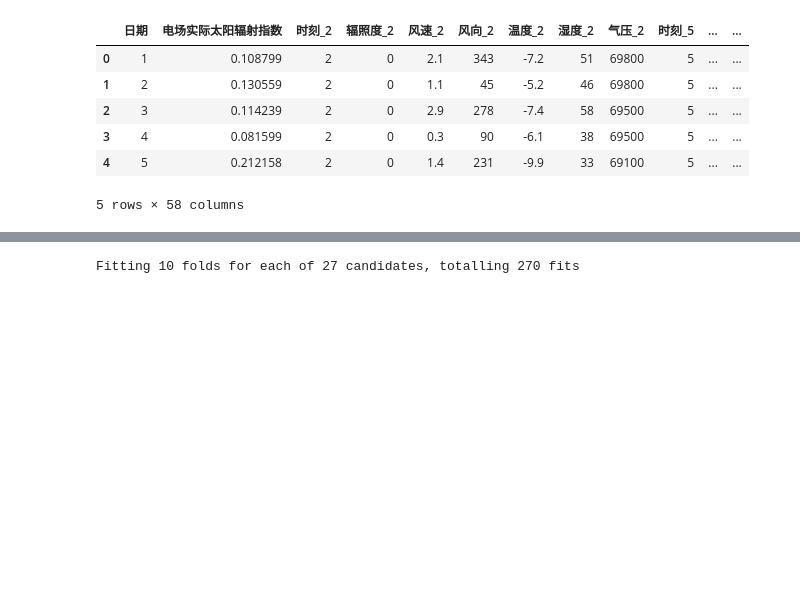
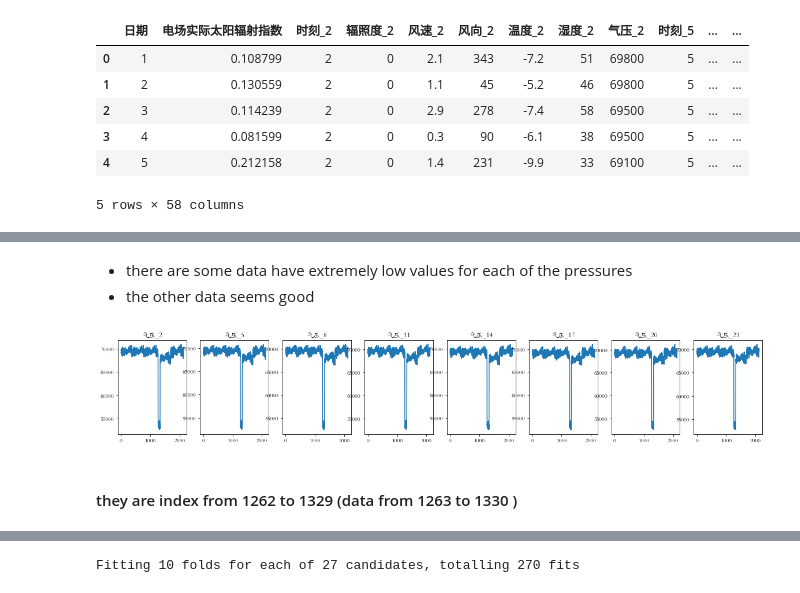
Before and after one commit to gggliuye/kaggles, a Jupyter notebook: DC_sun_radiation/SUN.ipynb, the cells around one changed output, grey strips where cells are left out. Cells and saved outputs as stored; diff of their text form; code cells hidden in the pictures; blank space fills up the shorter version.

```diff
--- a/DC_sun_radiation/SUN.ipynb
+++ b/DC_sun_radiation/SUN.ipynb
@@ -233,0 +155,16 @@ Best: -0.167258 using {'n_estimators': 100, 'max_depth': 2}
+# %% [markdown]
+- there are some data have extremely low values for each of the pressures
+- the other data seems good
+# %%
+fig, axs = plt.subplots(nrows=1, ncols=8, sharex=True,figsize=(20, 3))
+plot_id = 0
+for i in [2,5,8,11,14,17,20,23]:
+    label = '气压_' + str(i)
+    ax = axs[plot_id]
+    ax.plot(train_df[label])
+    ax.set_title(label)
+    plot_id += 1
+# %% [output]
+[figure, added]
+# %% [markdown]
+#### they are index from 1262 to 1329 (data from 1263 to 1330 )
```
Also changed, not shown: parts of 68 cells of this notebook.
